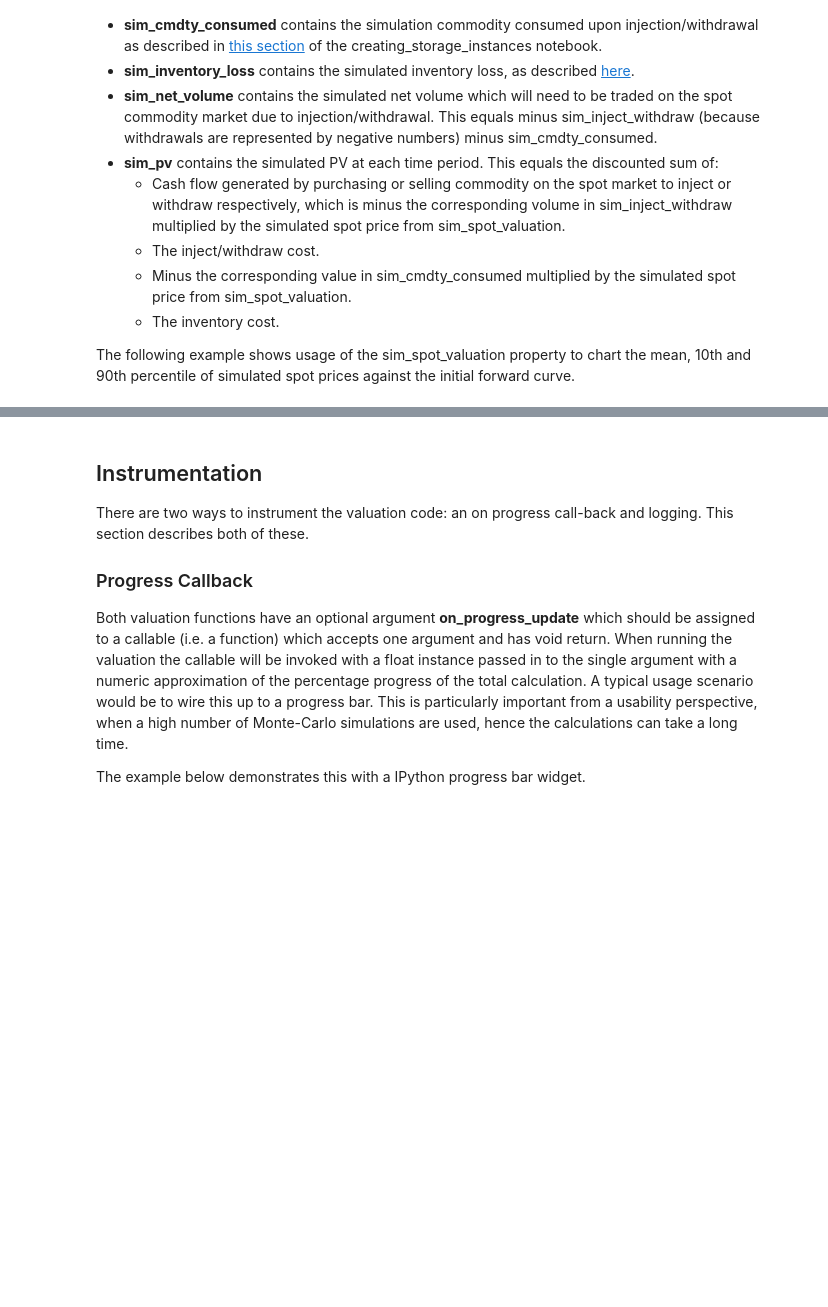
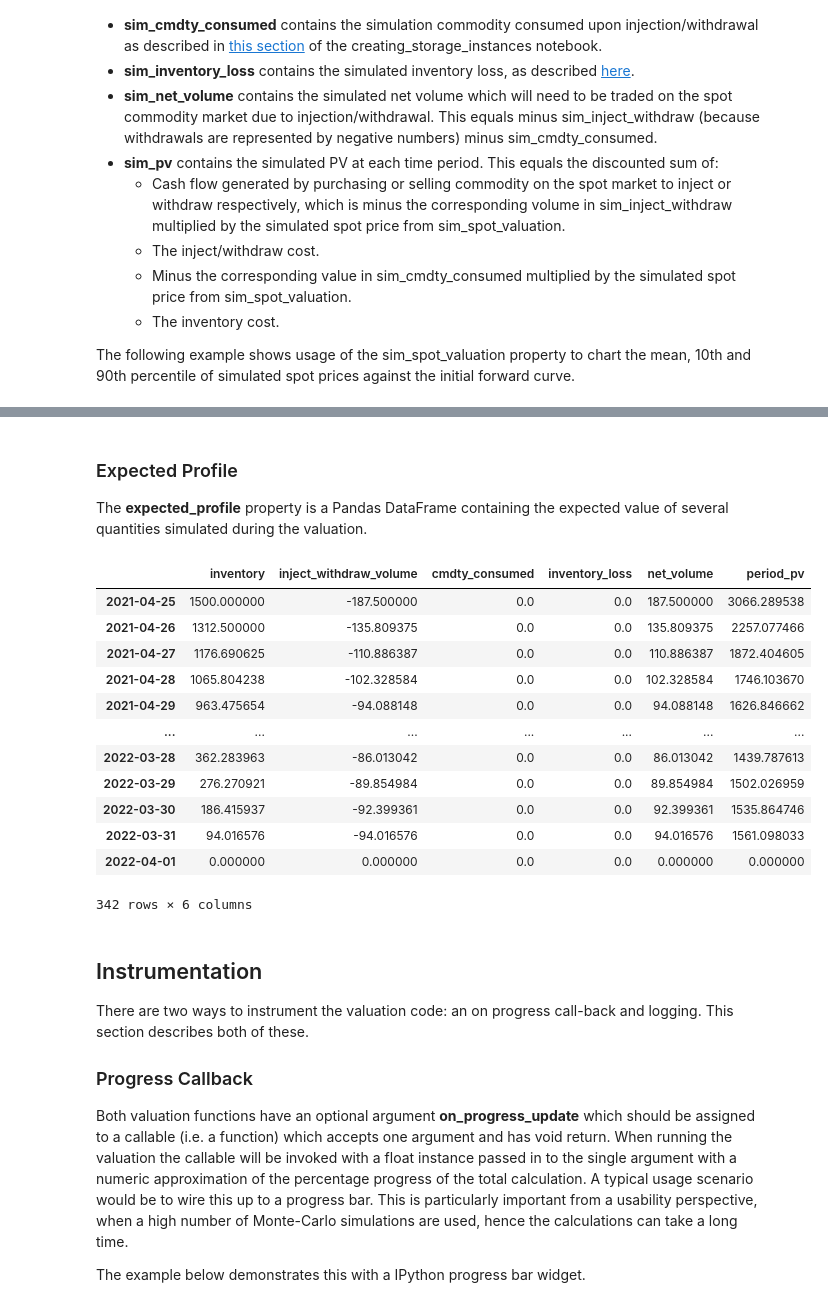
Before and after one commit to eliot-tabet/storage, a Jupyter notebook: samples/python/multifactor_storage.ipynb, the cells around one changed output, grey strips where cells are left out. Cells and saved outputs as stored; diff of their text form; code cells hidden in the pictures; blank space fills up the shorter version.

```diff
--- a/samples/python/multifactor_storage.ipynb
+++ b/samples/python/multifactor_storage.ipynb
@@ -191,3 +208,23 @@ ax.legend(['Mean', 'Forward Curve', '10th Percentile', '90th Percentile'])
+# %% [markdown]
+<a id='expected_profile'></a>
+### Expected Profile
+The **expected_profile** property is a Pandas DataFrame containing the expected value of several quantities simulated during the valuation.
+# %%
+three_factor_results.expected_profile
+# %% [output]
+|  | inventory | inject_withdraw_volume | cmdty_consumed | inventory_loss | net_volume | period_pv |
+| 2021-04-25 | 1500.000000 | -187.500000 | 0.0 | 0.0 | 187.500000 | 3066.289538 |
+| 2021-04-26 | 1312.500000 | -135.809375 | 0.0 | 0.0 | 135.809375 | 2257.077466 |
+| 2021-04-27 | 1176.690625 | -110.886387 | 0.0 | 0.0 | 110.886387 | 1872.404605 |
+| 2021-04-28 | 1065.804238 | -102.328584 | 0.0 | 0.0 | 102.328584 | 1746.103670 |
+| 2021-04-29 | 963.475654 | -94.088148 | 0.0 | 0.0 | 94.088148 | 1626.846662 |
+| ... | ... | ... | ... | ... | ... | ... |
+| 2022-03-28 | 362.283963 | -86.013042 | 0.0 | 0.0 | 86.013042 | 1439.787613 |
+| 2022-03-29 | 276.270921 | -89.854984 | 0.0 | 0.0 | 89.854984 | 1502.026959 |
+| 2022-03-30 | 186.415937 | -92.399361 | 0.0 | 0.0 | 92.399361 | 1535.864746 |
+| 2022-03-31 | 94.016576 | -94.016576 | 0.0 | 0.0 | 94.016576 | 1561.098033 |
+| 2022-04-01 | 0.000000 | 0.000000 | 0.0 | 0.0 | 0.000000 | 0.000000 |
+342 rows × 6 columns
 # %% [markdown]
 <a id='instrumentation'></a>
 ## Instrumentation
```
Also changed, not shown: parts of 9 cells of this notebook.
